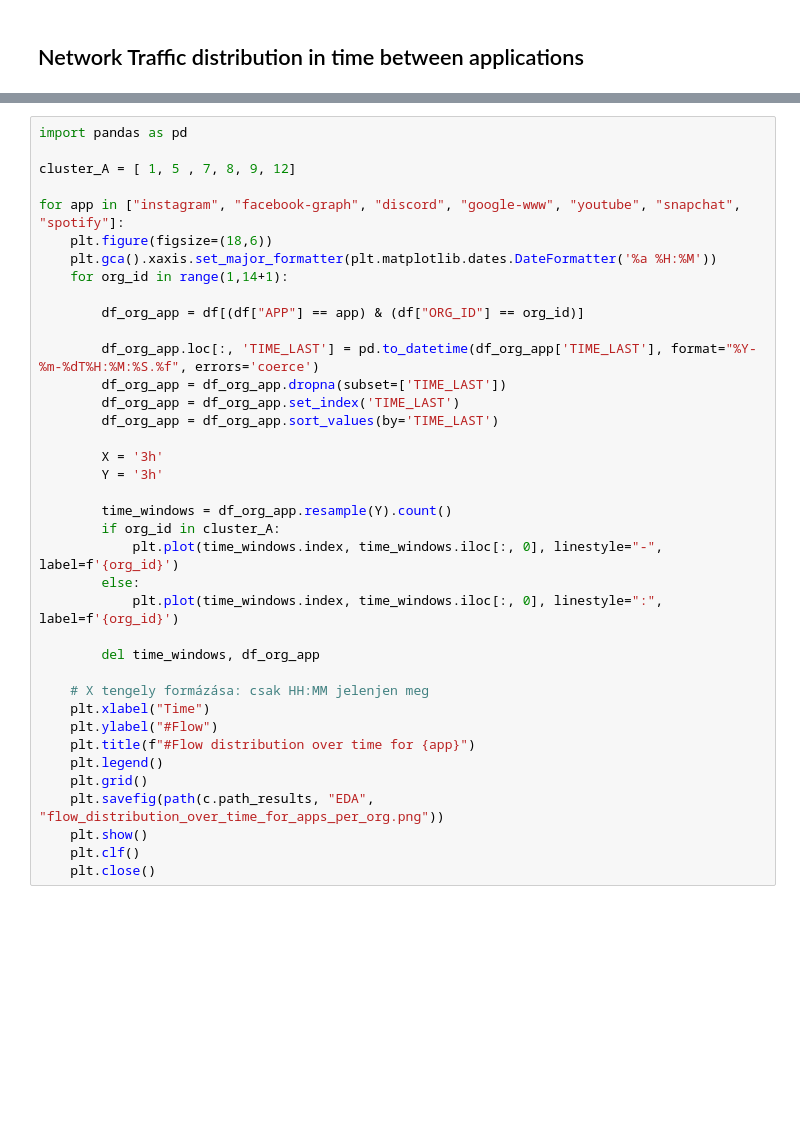
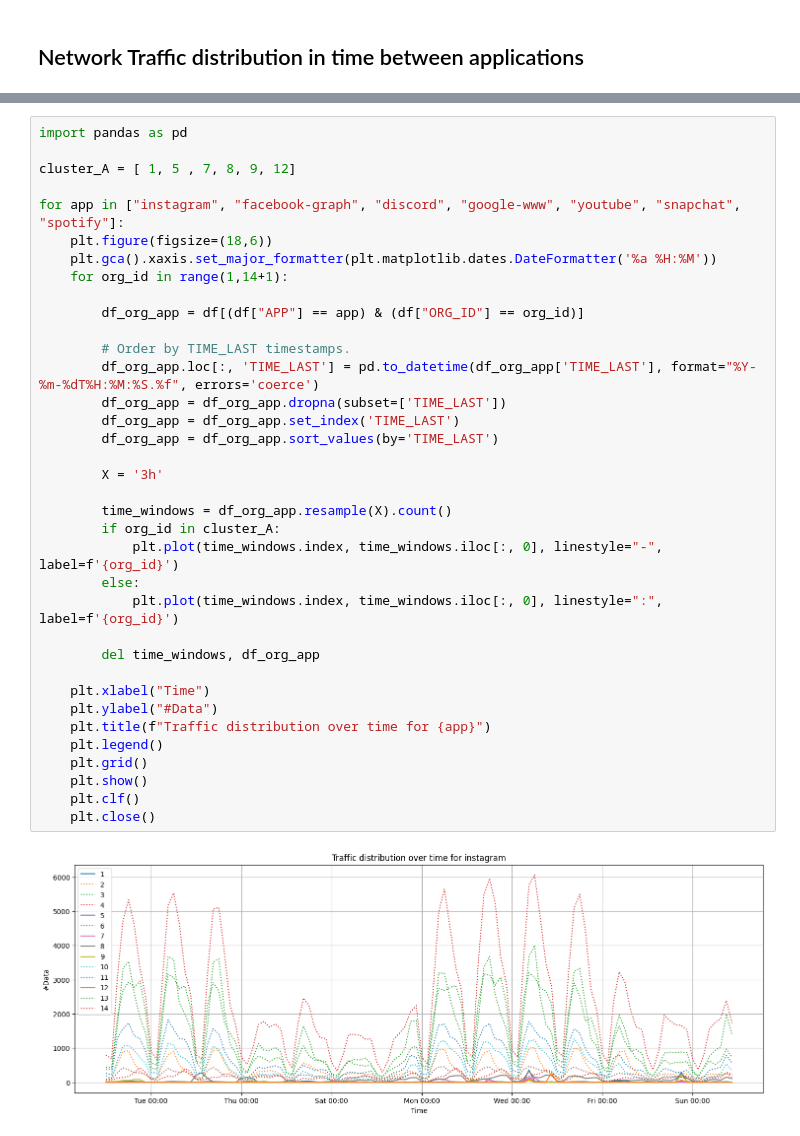
Before and after one commit to FlowFrontiers/FL-QUIC-TC, a Jupyter notebook: 2-dataset-visualizations.ipynb, the cells around one changed output, grey strips where cells are left out. Drawn from its saved outputs; the diff is of its cells as text; blank space fills up the shorter version.

```diff
--- a/2-dataset-visualizations.ipynb
+++ b/2-dataset-visualizations.ipynb
@@ -168,36 +168,36 @@ import pandas as pd
 
 cluster_A = [ 1, 5 , 7, 8, 9, 12]
 
 for app in ["instagram", "facebook-graph", "discord", "google-www", "youtube", "snapchat", "spotify"]:
     plt.figure(figsize=(18,6))
     plt.gca().xaxis.set_major_formatter(plt.matplotlib.dates.DateFormatter('%a %H:%M'))
     for org_id in range(1,14+1):
 
         df_org_app = df[(df["APP"] == app) & (df["ORG_ID"] == org_id)]
 
+        # Order by TIME_LAST timestamps.
         df_org_app.loc[:, 'TIME_LAST'] = pd.to_datetime(df_org_app['TIME_LAST'], format="%Y-%m-%dT%H:%M:%S.%f", errors='coerce')
         df_org_app = df_org_app.dropna(subset=['TIME_LAST'])
         df_org_app = df_org_app.set_index('TIME_LAST')
         df_org_app = df_org_app.sort_values(by='TIME_LAST')
 
         X = '3h'
-        Y = '3h'
 
-        time_windows = df_org_app.resample(Y).count()
+        time_windows = df_org_app.resample(X).count()
         if org_id in cluster_A:
             plt.plot(time_windows.index, time_windows.iloc[:, 0], linestyle="-", label=f'{org_id}')
         else:
             plt.plot(time_windows.index, time_windows.iloc[:, 0], linestyle=":", label=f'{org_id}')
 
         del time_windows, df_org_app
 
-    # X tengely formázása: csak HH:MM jelenjen meg
     plt.xlabel("Time")
-    plt.ylabel("#Flow")
-    plt.title(f"#Flow distribution over time for {app}")
+    plt.ylabel("#Data")
+    plt.title(f"Traffic distribution over time for {app}")
     plt.legend()
     plt.grid()
-    plt.savefig(path(c.path_results, "EDA", "flow_distribution_over_time_for_apps_per_org.png"))
     plt.show()
     plt.clf()
     plt.close()
+# %% [output]
+[figure, added]
```
Also changed, not shown: parts of 9 cells of this notebook.
